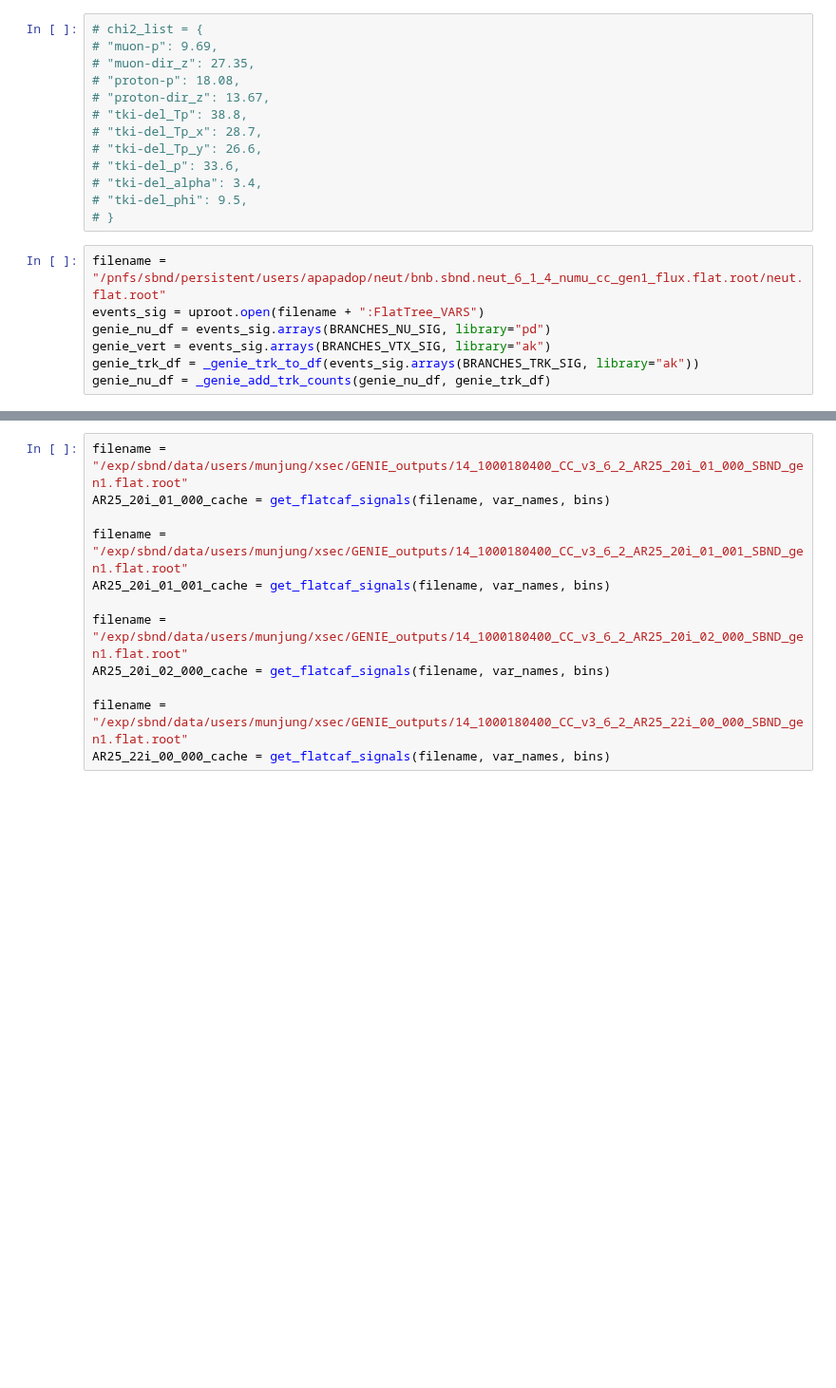
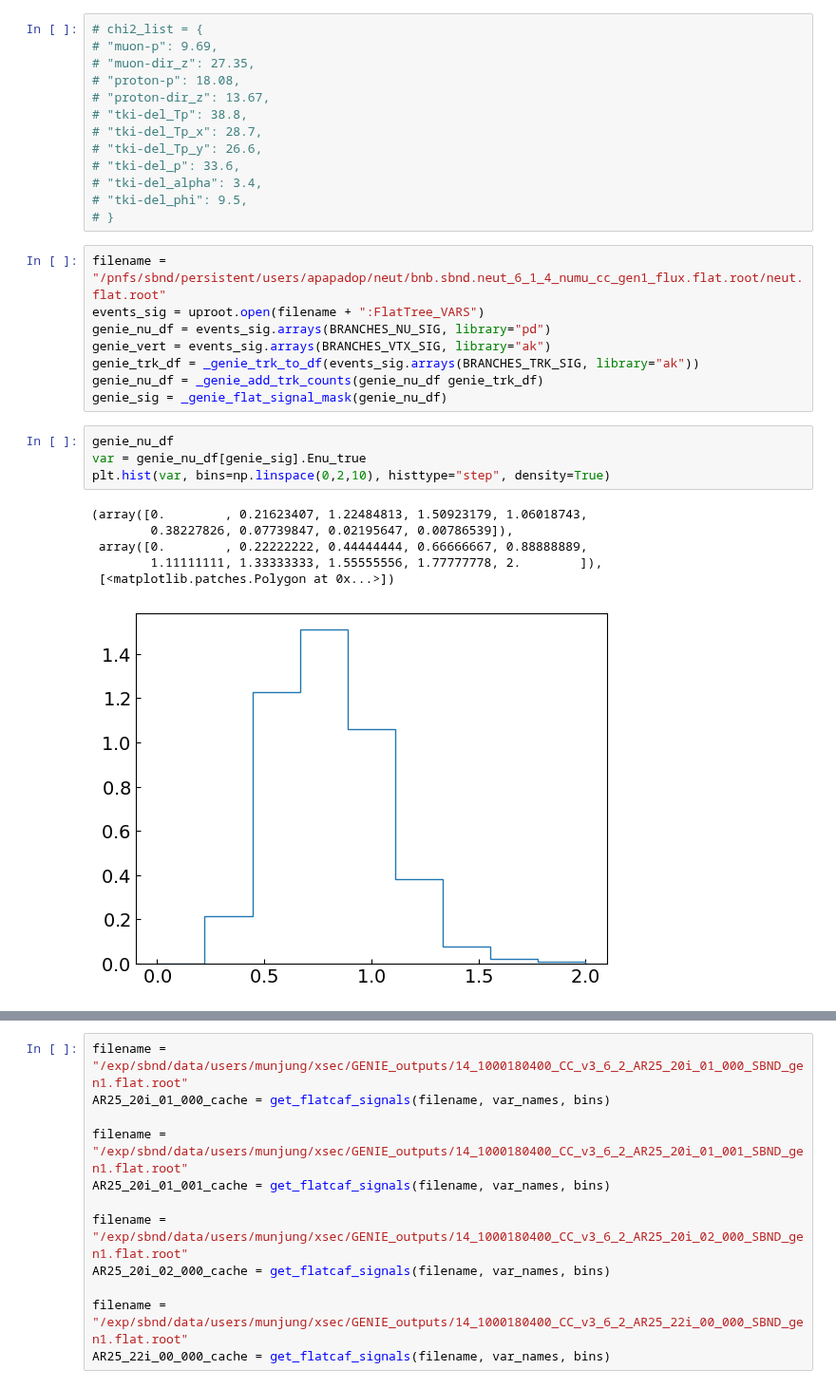
Before and after one commit to wjdanswjddl/cafpyana, a Jupyter notebook: analysis_village/numucc_1p0pi/notebooks/generator_comparison.ipynb, the cells around one changed output, grey strips where cells are left out. Shown at 95% size. Saved outputs shown, nothing was run; the diff lists cells and outputs as text; blank space fills up the shorter version.

```diff
--- a/analysis_village/numucc_1p0pi/notebooks/generator_comparison.ipynb
+++ b/analysis_village/numucc_1p0pi/notebooks/generator_comparison.ipynb
@@ -295,4 +292,16 @@ events_sig = uproot.open(filename + ":FlatTree_VARS")
 genie_nu_df = events_sig.arrays(BRANCHES_NU_SIG, library="pd")
 genie_vert = events_sig.arrays(BRANCHES_VTX_SIG, library="ak")
 genie_trk_df = _genie_trk_to_df(events_sig.arrays(BRANCHES_TRK_SIG, library="ak"))
-genie_nu_df = _genie_add_trk_counts(genie_nu_df, genie_trk_df)
+genie_nu_df = _genie_add_trk_counts(genie_nu_df genie_trk_df)
+genie_sig = _genie_flat_signal_mask(genie_nu_df)
+# %%
+genie_nu_df
+var = genie_nu_df[genie_sig].Enu_true
+plt.hist(var, bins=np.linspace(0,2,10), histtype="step", density=True)
+# %% [output]
+(array([0.        , 0.21623407, 1.22484813, 1.50923179, 1.06018743,
+        0.38227826, 0.07739847, 0.02195647, 0.00786539]),
+ array([0.        , 0.22222222, 0.44444444, 0.66666667, 0.88888889,
+        1.11111111, 1.33333333, 1.55555556, 1.77777778, 2.        ]),
+ [<matplotlib.patches.Polygon at 0x...>])
+[figure, added]
```
Also changed, not shown: parts of 13 cells of this notebook, 20 other files.
